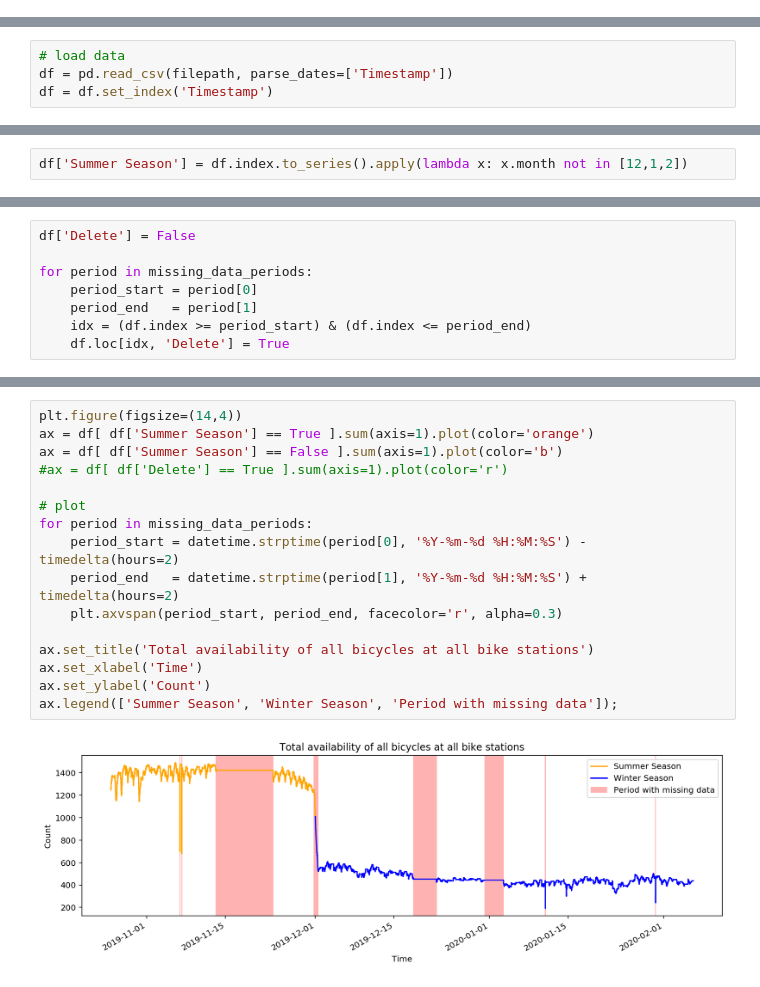
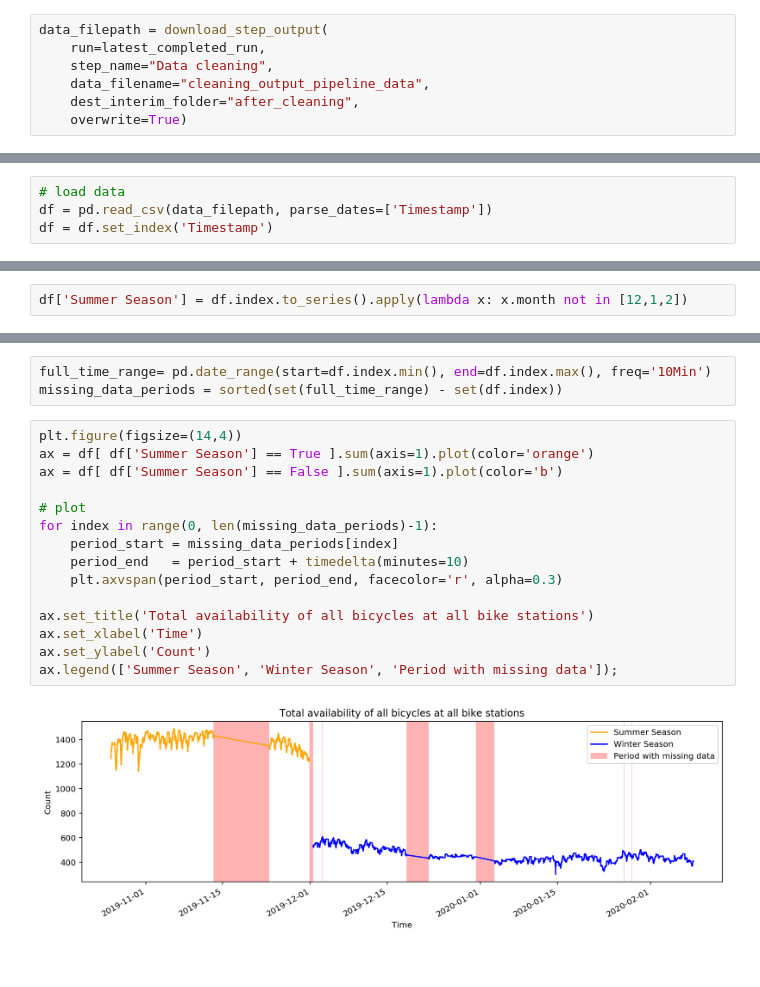
Before and after one commit to mariuszrokita/wroclawski-rower-miejski, a Jupyter notebook: bikeavailability/notebooks/02-exploratory-data-analysis.ipynb, the cells around one changed output, grey strips where cells are left out. Drawn from its saved outputs; the diff is of its cells as text.

```diff
--- a/bikeavailability/notebooks/02-exploratory-data-analysis.ipynb
+++ b/bikeavailability/notebooks/02-exploratory-data-analysis.ipynb
@@ -56,2 +132,9 @@ if last_step:
+# %%
+data_filepath = download_step_output(
+    run=latest_completed_run,
+    step_name="Data cleaning",
+    data_filename="cleaning_output_pipeline_data",
+    dest_interim_folder="after_cleaning",
+    overwrite=True)
 # %% [markdown]
 #### Load data
@@ -65,6 +141,6 @@ filepath = os.path.join(download_location_base, "azureml", last_step[0].id, data
 # %%
 # load data
-df = pd.read_csv(filepath, parse_dates=['Timestamp'])
+df = pd.read_csv(data_filepath, parse_dates=['Timestamp'])
 df = df.set_index('Timestamp')
 # %% [markdown]
 #### Quick dataset inspection
@@ -177,8 +201,0 @@ missing_data_periods
-# %%
-df['Delete'] = False
-
-for period in missing_data_periods:
-    period_start = period[0]
-    period_end   = period[1]
-    idx = (df.index >= period_start) & (df.index <= period_end)
-    df.loc[idx, 'Delete'] = True
@@ -204,21 +202,23 @@ for period in missing_data_periods:
+# %%
+full_time_range= pd.date_range(start=df.index.min(), end=df.index.max(), freq='10Min')
+missing_data_periods = sorted(set(full_time_range) - set(df.index))
 # %%
 plt.figure(figsize=(14,4))
 ax = df[ df['Summer Season'] == True ].sum(axis=1).plot(color='orange')
 ax = df[ df['Summer Season'] == False ].sum(axis=1).plot(color='b')
-#ax = df[ df['Delete'] == True ].sum(axis=1).plot(color='r')
 
 # plot
-for period in missing_data_periods:
-    period_start = datetime.strptime(period[0], '%Y-%m-%d %H:%M:%S') - timedelta(hours=2)
-    period_end   = datetime.strptime(period[1], '%Y-%m-%d %H:%M:%S') + timedelta(hours=2)
+for index in range(0, len(missing_data_periods)-1):
+    period_start = missing_data_periods[index]
+    period_end   = period_start + timedelta(minutes=10)
     plt.axvspan(period_start, period_end, facecolor='r', alpha=0.3)
 
 ax.set_title('Total availability of all bicycles at all bike stations')
 ax.set_xlabel('Time')
 ax.set_ylabel('Count')
 ax.legend(['Summer Season', 'Winter Season', 'Period with missing data']);
 # %% [output]
-[figure, old version]
+[figure, new version]
 # %%
 ax = df[['15001', '15002', '15003']].plot(figsize=(14,6))
 ax.set_title('Total availability of all bicycles at selected bike stations')
```
Also changed, not shown: parts of 26 cells of this notebook.
